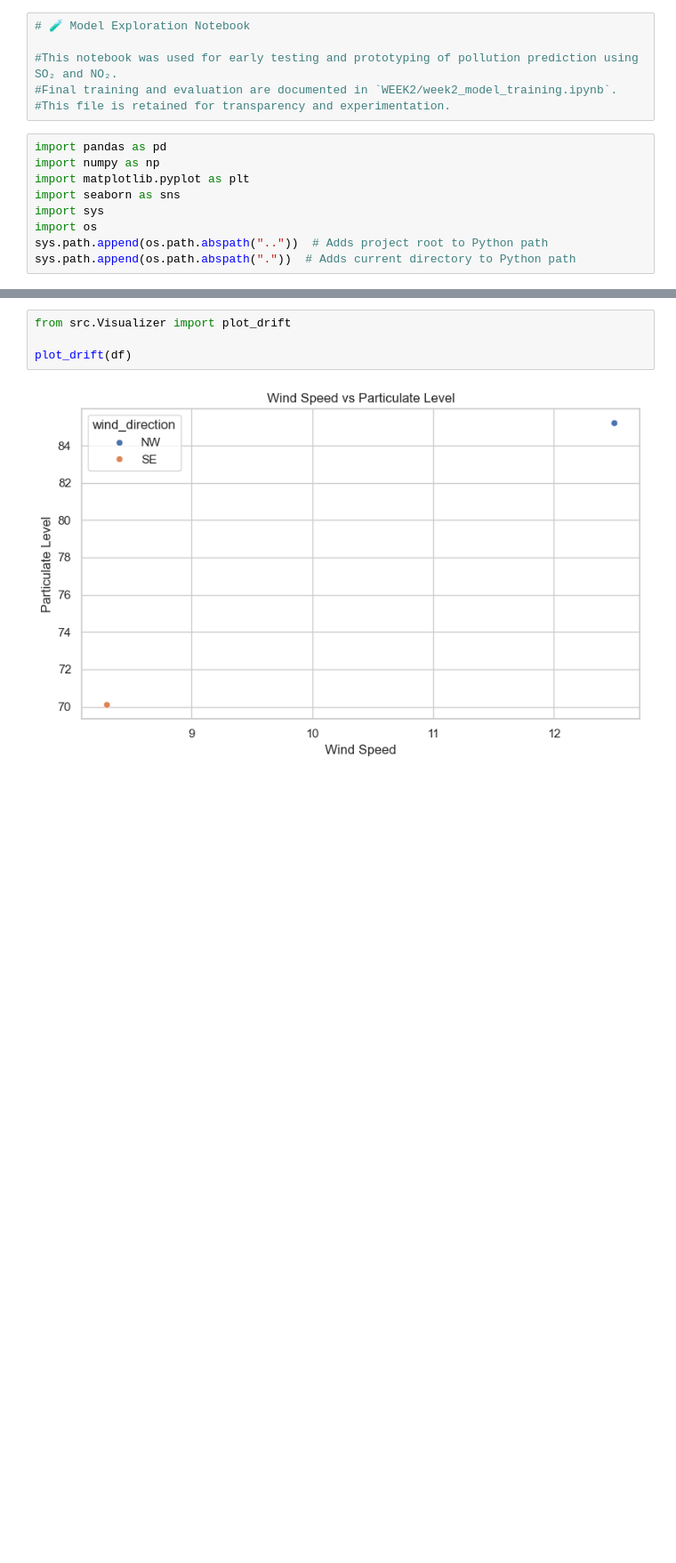
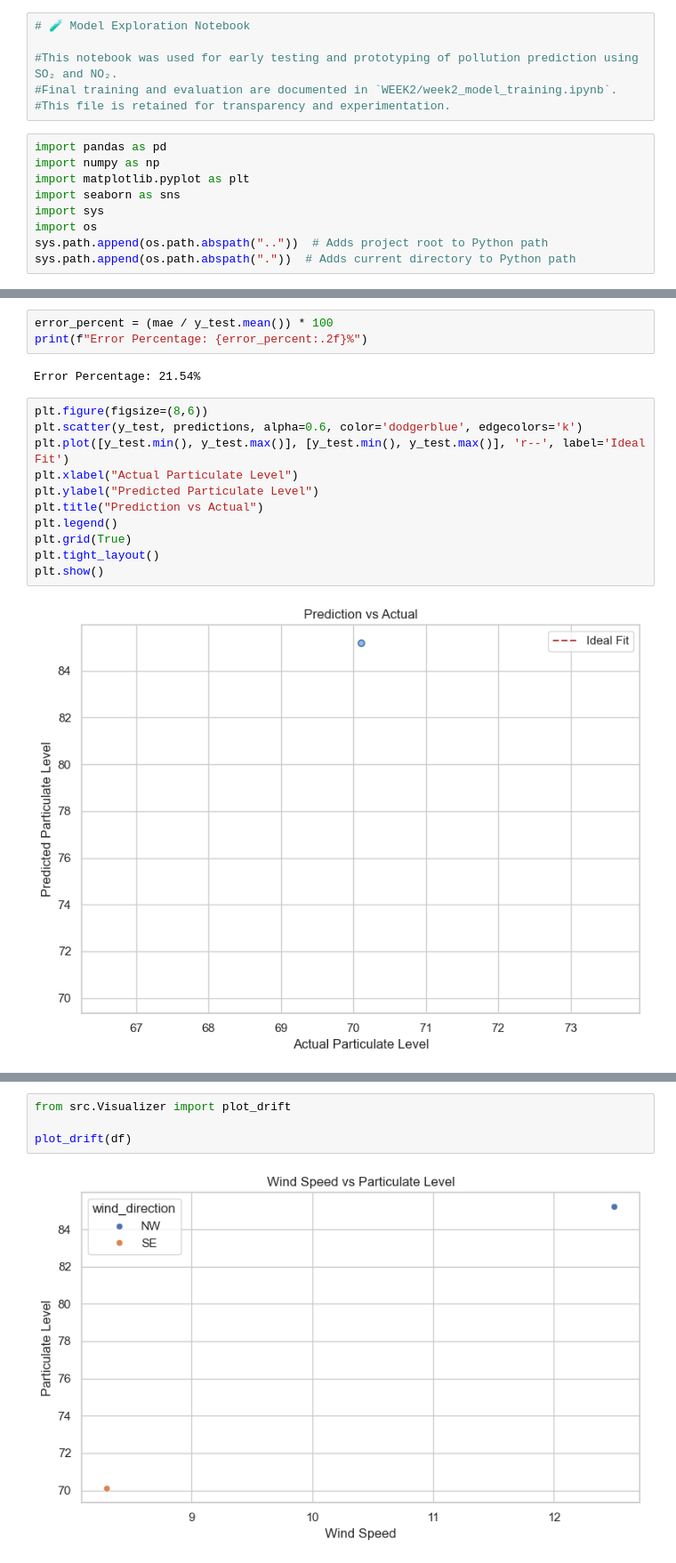
Before and after one commit to rajghosh06-dev/Pollution-Drift-Predictor, a Jupyter notebook: notebooks/model_exploration.ipynb, the cells around one changed output, grey strips where cells are left out. Shown at 89% size. Saved outputs shown, nothing was run; the diff lists cells and outputs as text; blank space fills up the shorter version.

```diff
--- a/notebooks/model_exploration.ipynb
+++ b/notebooks/model_exploration.ipynb
@@ -39,3 +63,21 @@ predictions = make_predictions(model, X_test)
+# %%
+error_percent = (mae / y_test.mean()) * 100
+print(f"Error Percentage: {error_percent:.2f}%")
+# %% [output]
+Error Percentage: 21.54%
+# %%
+plt.figure(figsize=(8,6))
+plt.scatter(y_test, predictions, alpha=0.6, color='dodgerblue', edgecolors='k')
+plt.plot([y_test.min(), y_test.max()], [y_test.min(), y_test.max()], 'r--', label='Ideal Fit')
+plt.xlabel("Actual Particulate Level")
+plt.ylabel("Predicted Particulate Level")
+plt.title("Prediction vs Actual")
+plt.legend()
+plt.grid(True)
+plt.tight_layout()
+plt.show()
+# %% [output]
+[figure, added]
 # %%
 from src.data_ingestion import load_data, preprocess_data
 
```
Also changed, not shown: parts of 5 cells of this notebook.
